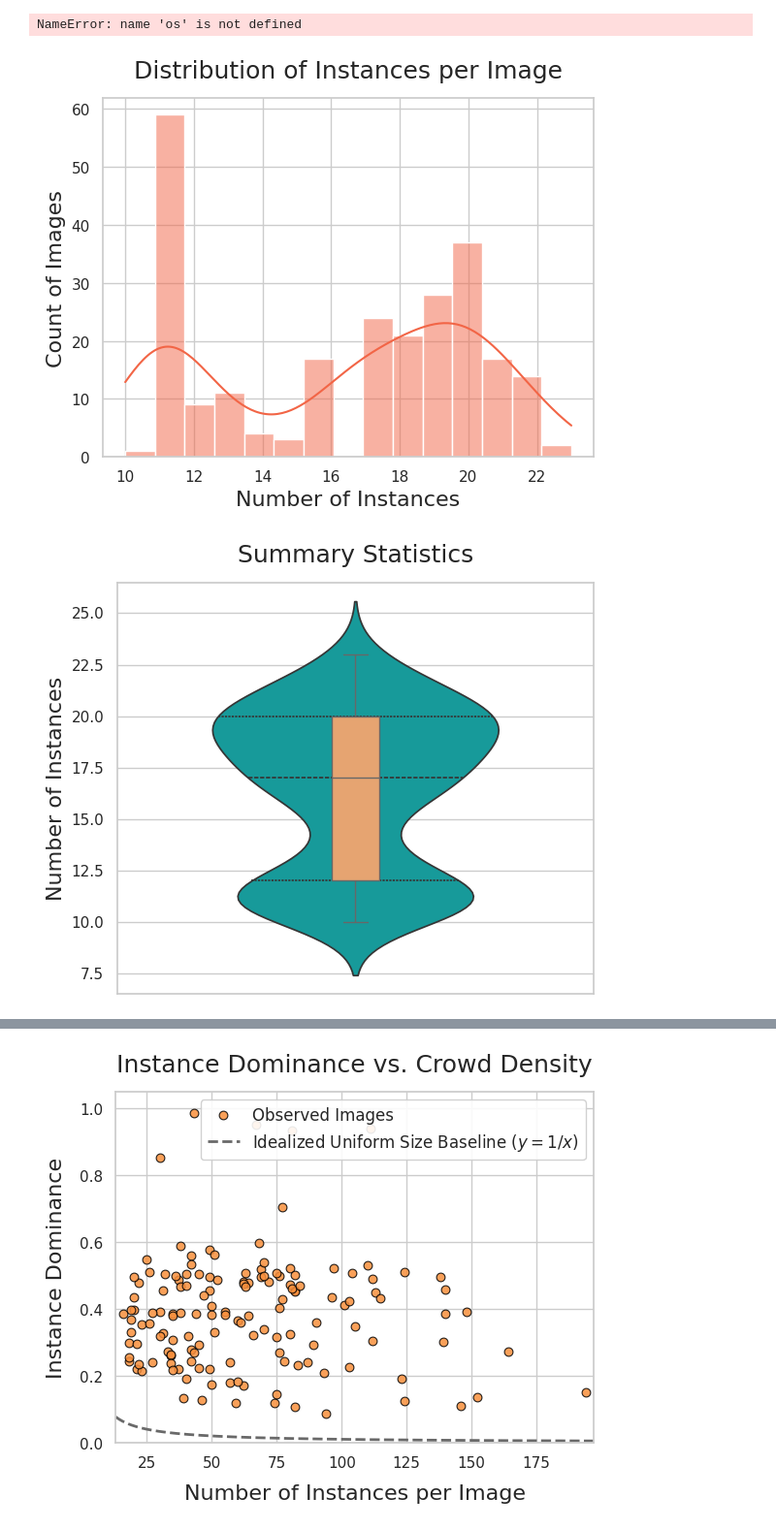
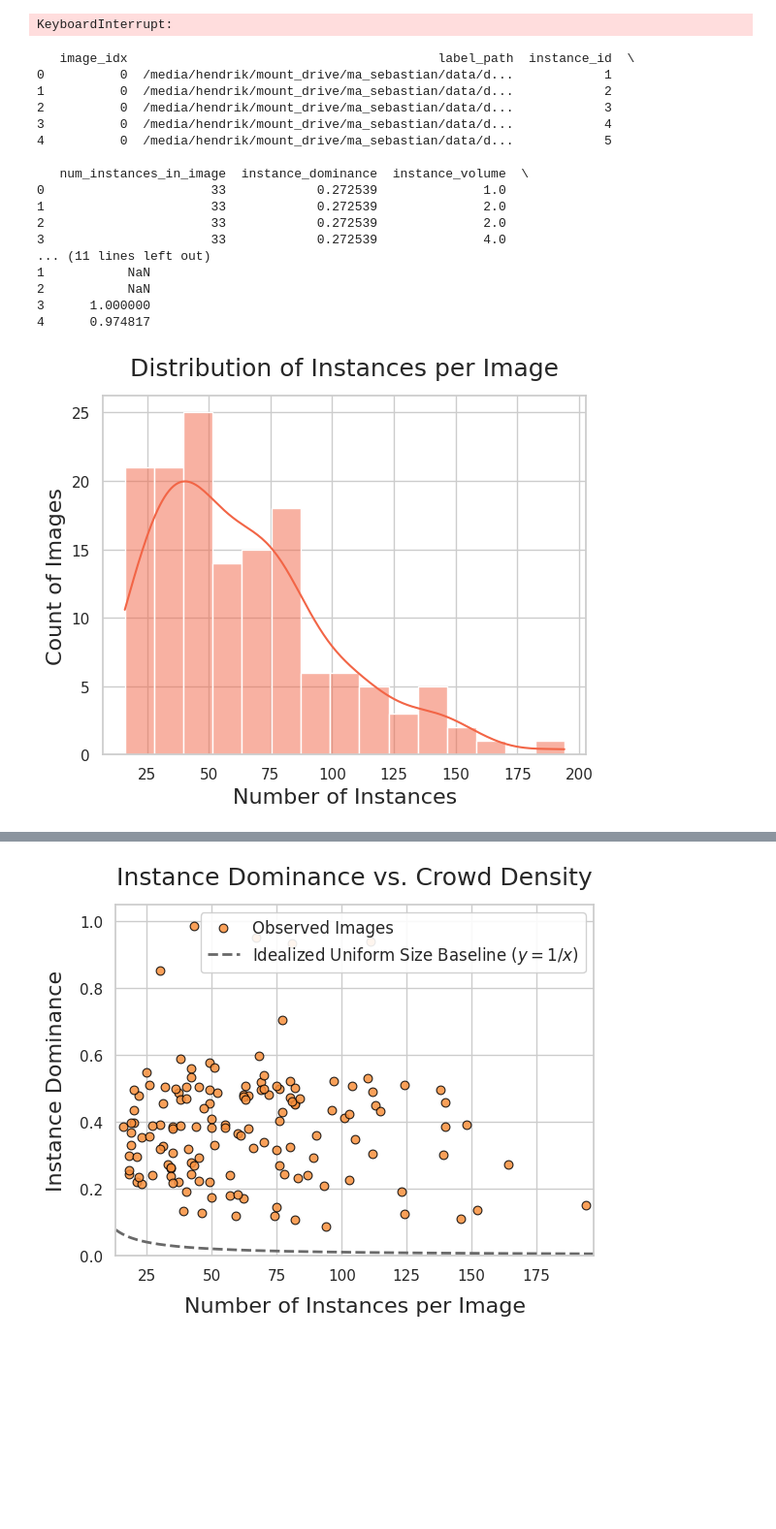
Before and after one commit to ossner/VoronoiLoss, a Jupyter notebook: notebooks/dataset_instance_metrics.ipynb, the cells around one changed output, grey strips where cells are left out. Shown at 97% size. Cells and saved outputs as stored; diff of their text form; code cells hidden in the pictures; blank space fills up the shorter version.

Commit message:
update dataset metrics plots

```diff
--- a/notebooks/dataset_instance_metrics.ipynb
+++ b/notebooks/dataset_instance_metrics.ipynb
@@ -184,38 +187,38 @@ DATAVIS_CONFIG = {
         'task' : 'ag',
         'parent_dir' : 'platelet_clean',
         'label_index': 255,
-        'instance_volume_log': False,
+        'instance_volume_log_x': True,
     },
     'cv' : {
         '3D' : False,
         'task' : 'cv',
         'parent_dir' : 'platelet_clean',
         'label_index': 255,
-        'instance_volume_log': False,
+        'instance_volume_log_x': True,
     },
     'mit' : {
         '3D' : False,
         'task' : 'mit',
         'parent_dir' : 'epfl_clean',
         'label_index': 255,
-        'instance_volume_log': False,
+        'instance_volume_log_x': False,
     },
     'mets' : {
         '3D' : True,
         'task' : 'mets',
         'parent_dir' : 'sbm',
         'label_index': 1,
-        'instance_volume_log': True,
+        'instance_volume_log_x': True,
     },
     'wmh' : {
         '3D' : True,
         'task' : 'wmh',
         'parent_dir' : 'wmh',
         'label_index': 1,
-        'instance_volume_log': True,
+        'instance_volume_log_x': True,
     },
 }
-dataset = DATAVIS_CONFIG['mit']
+dataset = DATAVIS_CONFIG['wmh']
 
 transforms = Compose([
     CopyItemsd(keys=['label'], times=1, names=['label_path']),
@@ -235,6 +238,11 @@ DATASET_DIR='/media/hendrik/mount_drive/ma_sebastian/data/datasets/'
 samples = transforms([{'label': f'{DATASET_DIR}/{dataset['parent_dir']}/val/labels/{dataset['task']}/{file}'}
            for file in os.listdir(f'{DATASET_DIR}/{dataset['parent_dir']}/val/labels/{dataset['task']}')] + [{'label': f'{DATASET_DIR}/{dataset['parent_dir']}/train/labels/{dataset['task']}/{file}'}
                                                                                                                                for file in os.listdir(f'{DATASET_DIR}/{dataset['parent_dir']}/train/labels/{dataset['task']}')])
+
+# samples = transforms([{'label': f'{DATASET_DIR}/{dataset['parent_dir']}/test/labels/{dataset['task']}/{file}'}
+#            for file in os.listdir(f'{DATASET_DIR}/{dataset['parent_dir']}/test/labels/{dataset['task']}')])
+# %% [output]
+KeyboardInterrupt:
 # %%
 def extract_morphological_metrics(samples):
     records = []
@@ -418,46 +426,46 @@ else:
 # Display the first few rows
 print(df_metrics.head())
 # %% [output]
-NameError: name 'os' is not defined
+   image_idx                                         label_path  instance_id  \
+0          0  /media/hendrik/mount_drive/ma_sebastian/data/d...            1
+1          0  /media/hendrik/mount_drive/ma_sebastian/data/d...            2
+2          0  /media/hendrik/mount_drive/ma_sebastian/data/d...            3
+3          0  /media/hendrik/mount_drive/ma_sebastian/data/d...            4
+4          0  /media/hendrik/mount_drive/ma_sebastian/data/d...            5
+
+   num_instances_in_image  instance_dominance  instance_volume  \
+0                      33            0.272539              1.0
+1                      33            0.272539              2.0
+2                      33            0.272539              2.0
+3                      33            0.272539              4.0
+... (11 lines left out)
+1           NaN
+2           NaN
+3      1.000000
+4      0.974817
 # %%
-os.makedirs(f'../docs/thesis/figures/metrics/{task}', exist_ok=True)
+os.makedirs(f'../docs/thesis/figures/metrics/{dataset['task']}', exist_ok=True)
 
 # Set style
 sns.set_theme(style="whitegrid", palette="muted")
 
 # Unique image level data
 image_df = df_metrics[['image_idx',
                        'num_instances_in_image']].drop_duplicates()
 
 fig, axes = plt.subplots(figsize=(6, 5))
 
 # Plot 1: Distribution of instances per image
 sns.histplot(data=image_df, x='num_instances_in_image',
              kde=True, ax=axes, color='#f26546', bins=15)
 axes.set_title('Distribution of Instances per Image', fontsize=18, pad=15)
 axes.set_xlabel('Number of Instances', fontsize=16)
 axes.set_ylabel('Count of Images', fontsize=16)
 
-fig.savefig(f'../docs/thesis/figures/metrics/{task}/num_instances_hist.png', dpi=300)
+fig.savefig(f'../docs/thesis/figures/metrics/{dataset['task']}/num_instances_hist.png', dpi=300, bbox_inches='tight')
 
 plt.tight_layout()
 plt.show()
-
-fig, axes = plt.subplots(figsize=(6, 5))
-
-# Plot 2: Violin plot for summary statistics
-sns.violinplot(data=image_df, y='num_instances_in_image', ax=axes, color='#01b0b0', inner='quart', width=0.6)
-sns.boxplot(data=image_df, y='num_instances_in_image', ax=axes, color='#f9a25e', width=0.1)
-axes.set_title('Summary Statistics', fontsize=18, pad=15)
-axes.set_ylabel('Number of Instances', fontsize=16)
-axes.set_xticklabels([])
-
-fig.savefig(
-    f'../docs/thesis/figures/metrics/{task}/num_instances_violin.png', dpi=300)
-
-plt.tight_layout()
-plt.show()
 # %% [output]
-[figure, old version]
+[figure, new version]
-[figure, removed]
 # %%
```
Also changed, not shown: parts of 5 cells of this notebook.
